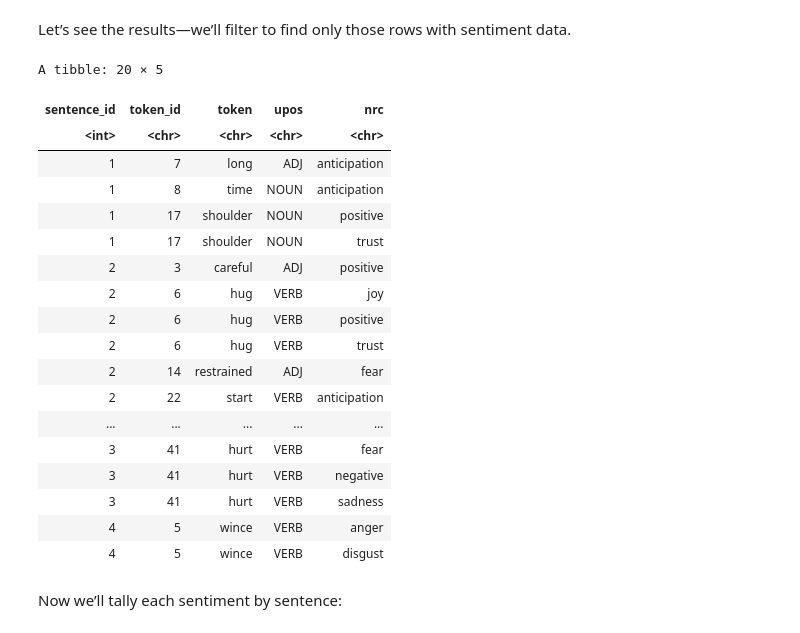
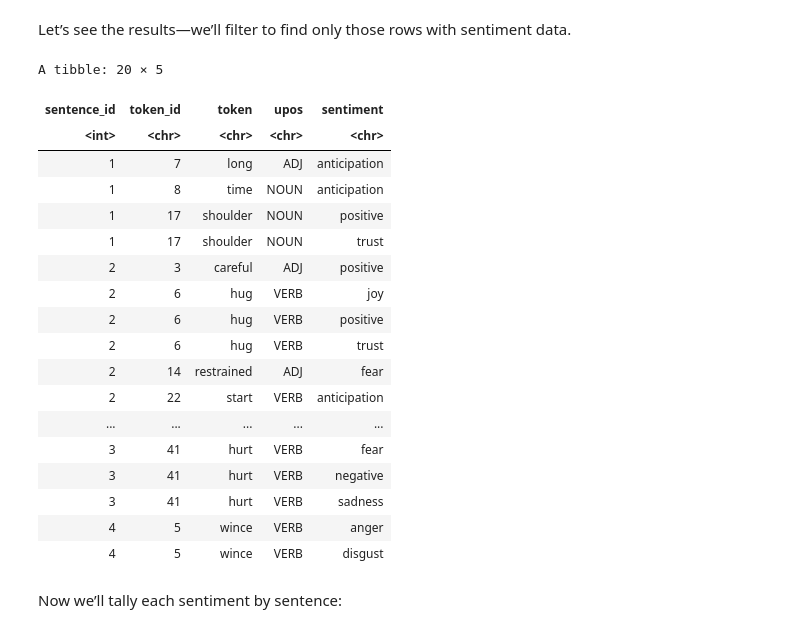
Before and after one commit to cwf2/rostock_r, a Jupyter notebook: 6 - Character n-grams and sentiment.ipynb, the cells around one changed output. Saved outputs shown, nothing was run; the diff lists cells and outputs as text; code cells hidden in the pictures.

```diff
--- a/6 - Character n-grams and sentiment.ipynb
+++ b/6 - Character n-grams and sentiment.ipynb
@@ -411,20 +491,19 @@ We need a column to join on: I’ll create column `word` in `tokens` that’s lo
 # %%
-tokens <- tokens %>%
+tokens_nrc <- tokens %>%
     mutate(word = str_to_lower(token)) %>%
-    left_join(sent_nrc) %>%
-    rename(nrc=sentiment)
+    left_join(sent_nrc)
 # %% [output]
 Joining, by = "word"
 # %% [markdown]
 Let’s see the results—we’ll filter to find only those rows with sentiment data.
 # %%
-tokens %>%
-    filter(! is.na(nrc)) %>%
-    select(sentence_id, token_id, token, upos, nrc) %>%
+tokens_nrc %>%
+    filter(! is.na(sentiment)) %>%
+    select(sentence_id, token_id, token, upos, sentiment) %>%
     head(20)
 # %% [output]
 A tibble: 20 × 5
-| sentence_id | token_id | token | upos | nrc |
+| sentence_id | token_id | token | upos | sentiment |
 | <int> | <chr> | <chr> | <chr> | <chr> |
 | 1 | 7 | long | ADJ | anticipation |
 | 1 | 8 | time | NOUN | anticipation |
```
Also changed, not shown: parts of 21 cells of this notebook, 1 other file.
